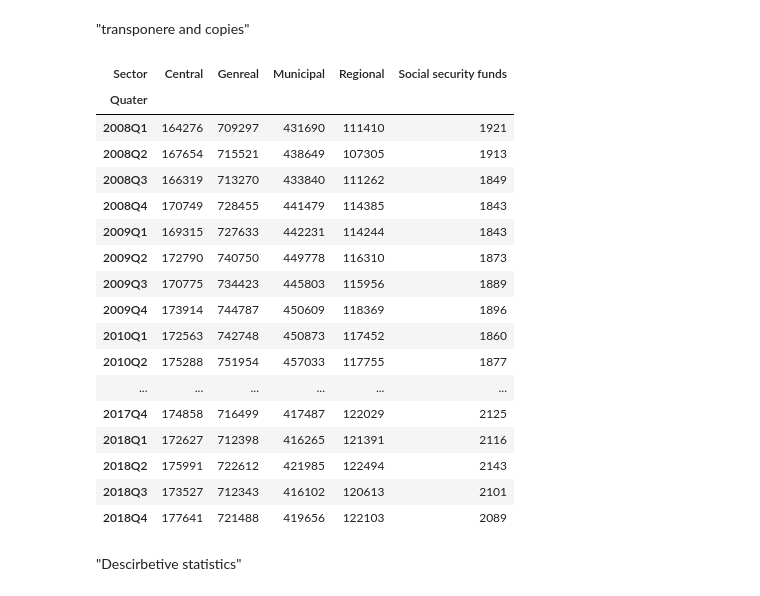
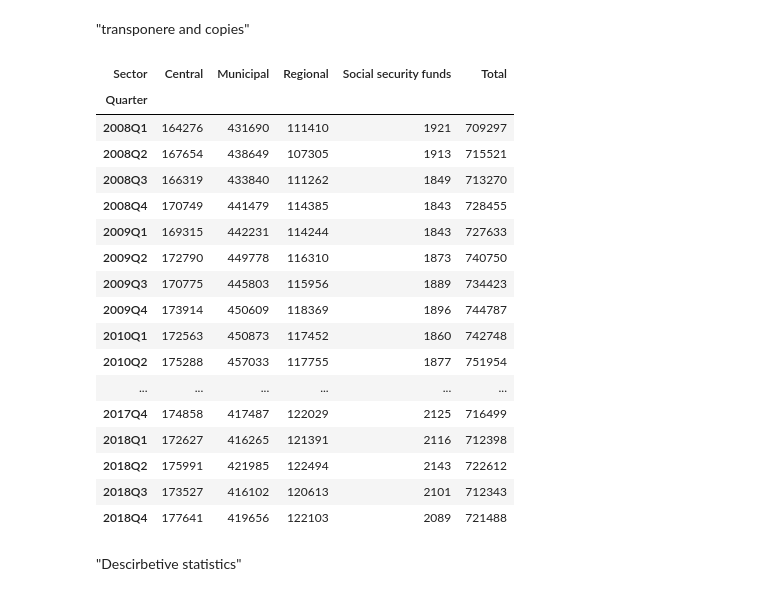
Before and after one commit to NumEconCopenhagen/projects-2019-nx31, a Jupyter notebook: dataproject/NX31_Data_Project.ipynb, the cells around one changed output. Drawn from its saved outputs; the diff is of its cells as text; code cells hidden in the pictures.

```diff
--- a/dataproject/NX31_Data_Project.ipynb
+++ b/dataproject/NX31_Data_Project.ipynb
@@ -31,7 +29,7 @@ FTEG_variables
 # %%
 columns_dict = {}
 columns_dict['SEKTOR'] = 'Sector'
-columns_dict['TID'] = 'Quater'
+columns_dict['TID'] = 'Quarter'
 columns_dict['INDHOLD'] = 'FTE'
 
 var_dict = {}
@@ -39,7 +37,7 @@ var_dict['Central government'] = 'Central'
 var_dict['Regional government'] = 'Regional'
 var_dict['Municipal government'] = 'Municipal'
 var_dict['Social security funds'] = 'Social security funds'
-var_dict['General government'] = 'Genreal'
+var_dict['General government'] = 'Total'
 # %% [markdown]
 "import data"
 # %%
@@ -85,27 +93,27 @@ FTEG_raw
 # %% [markdown]
 "transponere and copies"
 # %%
-FTEG = FTEG_raw.copy().pivot(index = 'Quater', columns = 'Sector', values = 'FTE')
+FTEG = FTEG_raw.copy().pivot(index = 'Quarter', columns = 'Sector', values = 'FTE')
 FTEG
 # %% [output]
-| Sector | Central | Genreal | Municipal | Regional | Social security funds |
-| Quater |  |  |  |  |  |
-| 2008Q1 | 164276 | 709297 | 431690 | 111410 | 1921 |
-| 2008Q2 | 167654 | 715521 | 438649 | 107305 | 1913 |
-| 2008Q3 | 166319 | 713270 | 433840 | 111262 | 1849 |
-| 2008Q4 | 170749 | 728455 | 441479 | 114385 | 1843 |
-| 2009Q1 | 169315 | 727633 | 442231 | 114244 | 1843 |
-| 2009Q2 | 172790 | 740750 | 449778 | 116310 | 1873 |
-| 2009Q3 | 170775 | 734423 | 445803 | 115956 | 1889 |
-| 2009Q4 | 173914 | 744787 | 450609 | 118369 | 1896 |
-| 2010Q1 | 172563 | 742748 | 450873 | 117452 | 1860 |
-| 2010Q2 | 175288 | 751954 | 457033 | 117755 | 1877 |
+| Sector | Central | Municipal | Regional | Social security funds | Total |
+| Quarter |  |  |  |  |  |
+| 2008Q1 | 164276 | 431690 | 111410 | 1921 | 709297 |
+| 2008Q2 | 167654 | 438649 | 107305 | 1913 | 715521 |
+| 2008Q3 | 166319 | 433840 | 111262 | 1849 | 713270 |
+| 2008Q4 | 170749 | 441479 | 114385 | 1843 | 728455 |
+| 2009Q1 | 169315 | 442231 | 114244 | 1843 | 727633 |
+| 2009Q2 | 172790 | 449778 | 116310 | 1873 | 740750 |
+| 2009Q3 | 170775 | 445803 | 115956 | 1889 | 734423 |
+| 2009Q4 | 173914 | 450609 | 118369 | 1896 | 744787 |
+| 2010Q1 | 172563 | 450873 | 117452 | 1860 | 742748 |
+| 2010Q2 | 175288 | 457033 | 117755 | 1877 | 751954 |
 | ... | ... | ... | ... | ... | ... |
-| 2017Q4 | 174858 | 716499 | 417487 | 122029 | 2125 |
-| 2018Q1 | 172627 | 712398 | 416265 | 121391 | 2116 |
-| 2018Q2 | 175991 | 722612 | 421985 | 122494 | 2143 |
-| 2018Q3 | 173527 | 712343 | 416102 | 120613 | 2101 |
-| 2018Q4 | 177641 | 721488 | 419656 | 122103 | 2089 |
+| 2017Q4 | 174858 | 417487 | 122029 | 2125 | 716499 |
+| 2018Q1 | 172627 | 416265 | 121391 | 2116 | 712398 |
+| 2018Q2 | 175991 | 421985 | 122494 | 2143 | 722612 |
+| 2018Q3 | 173527 | 416102 | 120613 | 2101 | 712343 |
+| 2018Q4 | 177641 | 419656 | 122103 | 2089 | 721488 |
 # %% [markdown]
 "Descirbetive statistics"
 # %%
```
Also changed, not shown: parts of 4 cells of this notebook.
